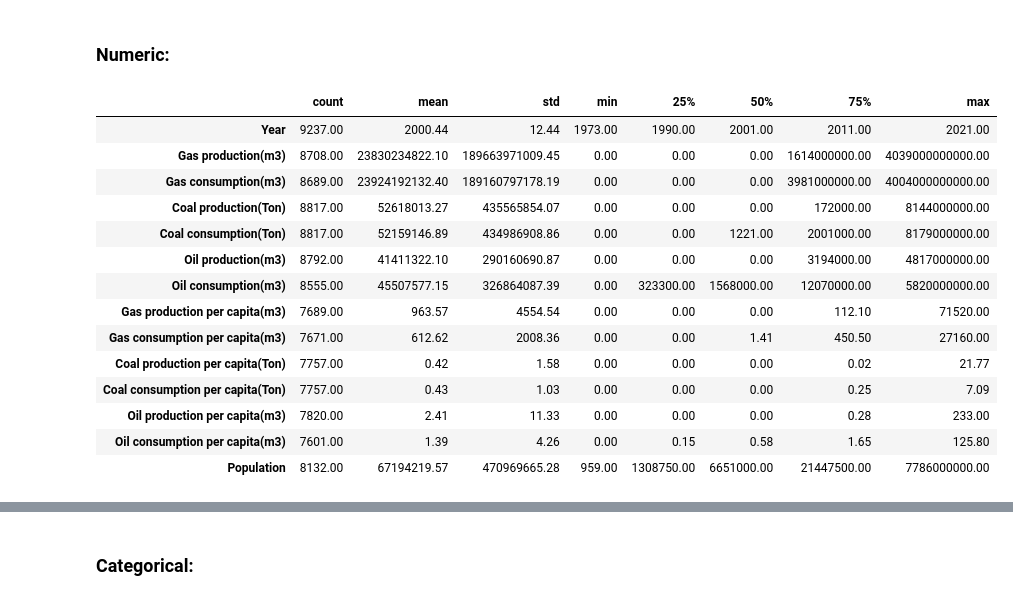
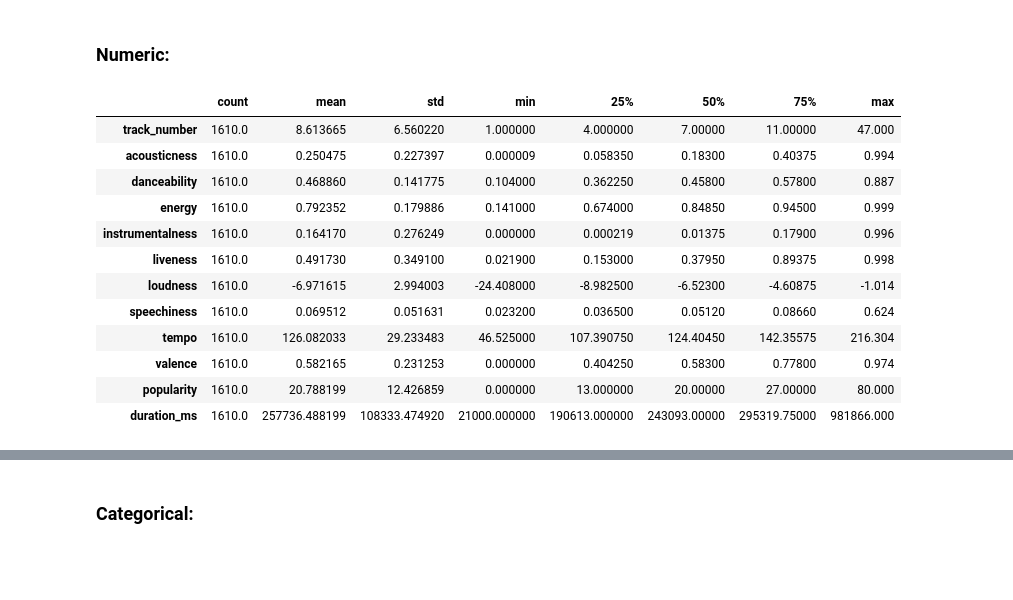
Before and after one commit to TrungTechh/HCMUS_CSC17104-Final-project, a Jupyter notebook: Final_project.ipynb, the cells around one changed output, grey strips where cells are left out. Drawn from its saved outputs; the diff is of its cells as text; code cells hidden in the pictures; blank space fills up the shorter version.

```diff
--- a/Final_project.ipynb
+++ b/Final_project.ipynb
@@ -38,5 +38,5 @@ import seaborn as sns
 # %% [markdown]
 # 2. Exploring data:
 # %%
-df = pd.read_csv('Fuel production vs consumption.csv')
-df.head(10);
+df = pd.read_csv('rolling_stones_spotify.csv')
+df.head()
@@ -45,5 +54,0 @@ We should validate column name.
-# %%
-columns_name = df.columns.tolist()
-df.columns = list(map(lambda x : x.replace('�', '3'), columns_name))
-
-df.head()
@@ -56,0 +57,3 @@ df.head()
+# %%
+df = df.iloc[:, 1:]
+df.head()
@@ -108,0 +124,4 @@ memory usage: 1.1+ MB
+# %%
+df.release_date = pd.to_datetime(df.release_date, format='%Y/%m/%d')
+
+df.info()
@@ -111,21 +148,18 @@ memory usage: 1.1+ MB
 # %% [markdown]
 ### Numeric:
 # %%
-pd.set_option('display.float_format', lambda x: '%.2f' % x)
 df.describe().T
 # %% [output]
 |  | count | mean | std | min | 25% | 50% | 75% | max |
-| Year | 9237.00 | 2000.44 | 12.44 | 1973.00 | 1990.00 | 2001.00 | 2011.00 | 2021.00 |
-| Gas production(m3) | 8708.00 | 23830234822.10 | 189663971009.45 | 0.00 | 0.00 | 0.00 | 1614000000.00 | 4039000000000.00 |
-| Gas consumption(m3) | 8689.00 | 23924192132.40 | 189160797178.19 | 0.00 | 0.00 | 0.00 | 3981000000.00 | 4004000000000.00 |
-| Coal production(Ton) | 8817.00 | 52618013.27 | 435565854.07 | 0.00 | 0.00 | 0.00 | 172000.00 | 8144000000.00 |
-| Coal consumption(Ton) | 8817.00 | 52159146.89 | 434986908.86 | 0.00 | 0.00 | 1221.00 | 2001000.00 | 8179000000.00 |
-| Oil production(m3) | 8792.00 | 41411322.10 | 290160690.87 | 0.00 | 0.00 | 0.00 | 3194000.00 | 4817000000.00 |
-| Oil consumption(m3) | 8555.00 | 45507577.15 | 326864087.39 | 0.00 | 323300.00 | 1568000.00 | 12070000.00 | 5820000000.00 |
-| Gas production per capita(m3) | 7689.00 | 963.57 | 4554.54 | 0.00 | 0.00 | 0.00 | 112.10 | 71520.00 |
-| Gas consumption per capita(m3) | 7671.00 | 612.62 | 2008.36 | 0.00 | 0.00 | 1.41 | 450.50 | 27160.00 |
-| Coal production per capita(Ton) | 7757.00 | 0.42 | 1.58 | 0.00 | 0.00 | 0.00 | 0.02 | 21.77 |
-| Coal consumption per capita(Ton) | 7757.00 | 0.43 | 1.03 | 0.00 | 0.00 | 0.00 | 0.25 | 7.09 |
-| Oil production per capita(m3) | 7820.00 | 2.41 | 11.33 | 0.00 | 0.00 | 0.00 | 0.28 | 233.00 |
-| Oil consumption per capita(m3) | 7601.00 | 1.39 | 4.26 | 0.00 | 0.15 | 0.58 | 1.65 | 125.80 |
-| Population | 8132.00 | 67194219.57 | 470969665.28 | 959.00 | 1308750.00 | 6651000.00 | 21447500.00 | 7786000000.00 |
+| track_number | 1610.0 | 8.613665 | 6.560220 | 1.000000 | 4.000000 | 7.00000 | 11.00000 | 47.000 |
+| acousticness | 1610.0 | 0.250475 | 0.227397 | 0.000009 | 0.058350 | 0.18300 | 0.40375 | 0.994 |
+| danceability | 1610.0 | 0.468860 | 0.141775 | 0.104000 | 0.362250 | 0.45800 | 0.57800 | 0.887 |
+| energy | 1610.0 | 0.792352 | 0.179886 | 0.141000 | 0.674000 | 0.84850 | 0.94500 | 0.999 |
+| instrumentalness | 1610.0 | 0.164170 | 0.276249 | 0.000000 | 0.000219 | 0.01375 | 0.17900 | 0.996 |
+| liveness | 1610.0 | 0.491730 | 0.349100 | 0.021900 | 0.153000 | 0.37950 | 0.89375 | 0.998 |
+| loudness | 1610.0 | -6.971615 | 2.994003 | -24.408000 | -8.982500 | -6.52300 | -4.60875 | -1.014 |
+| speechiness | 1610.0 | 0.069512 | 0.051631 | 0.023200 | 0.036500 | 0.05120 | 0.08660 | 0.624 |
+| tempo | 1610.0 | 126.082033 | 29.233483 | 46.525000 | 107.390750 | 124.40450 | 142.35575 | 216.304 |
+| valence | 1610.0 | 0.582165 | 0.231253 | 0.000000 | 0.404250 | 0.58300 | 0.77800 | 0.974 |
+| popularity | 1610.0 | 20.788199 | 12.426859 | 0.000000 | 13.000000 | 20.00000 | 27.00000 | 80.000 |
+| duration_ms | 1610.0 | 257736.488199 | 108333.474920 | 21000.000000 | 190613.000000 | 243093.00000 | 295319.75000 | 981866.000 |
```
Also changed, not shown: parts of 22 cells of this notebook, 3 other files.
